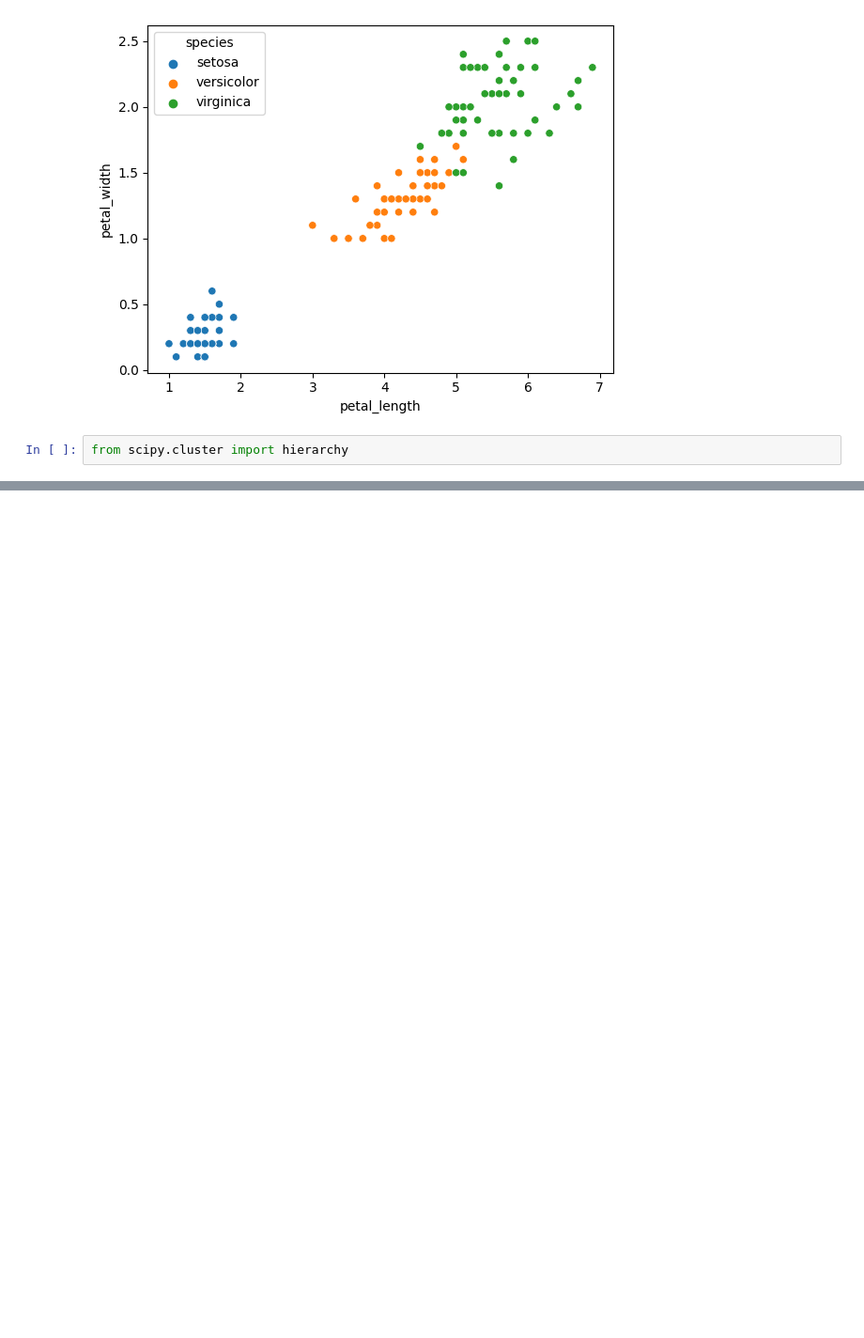
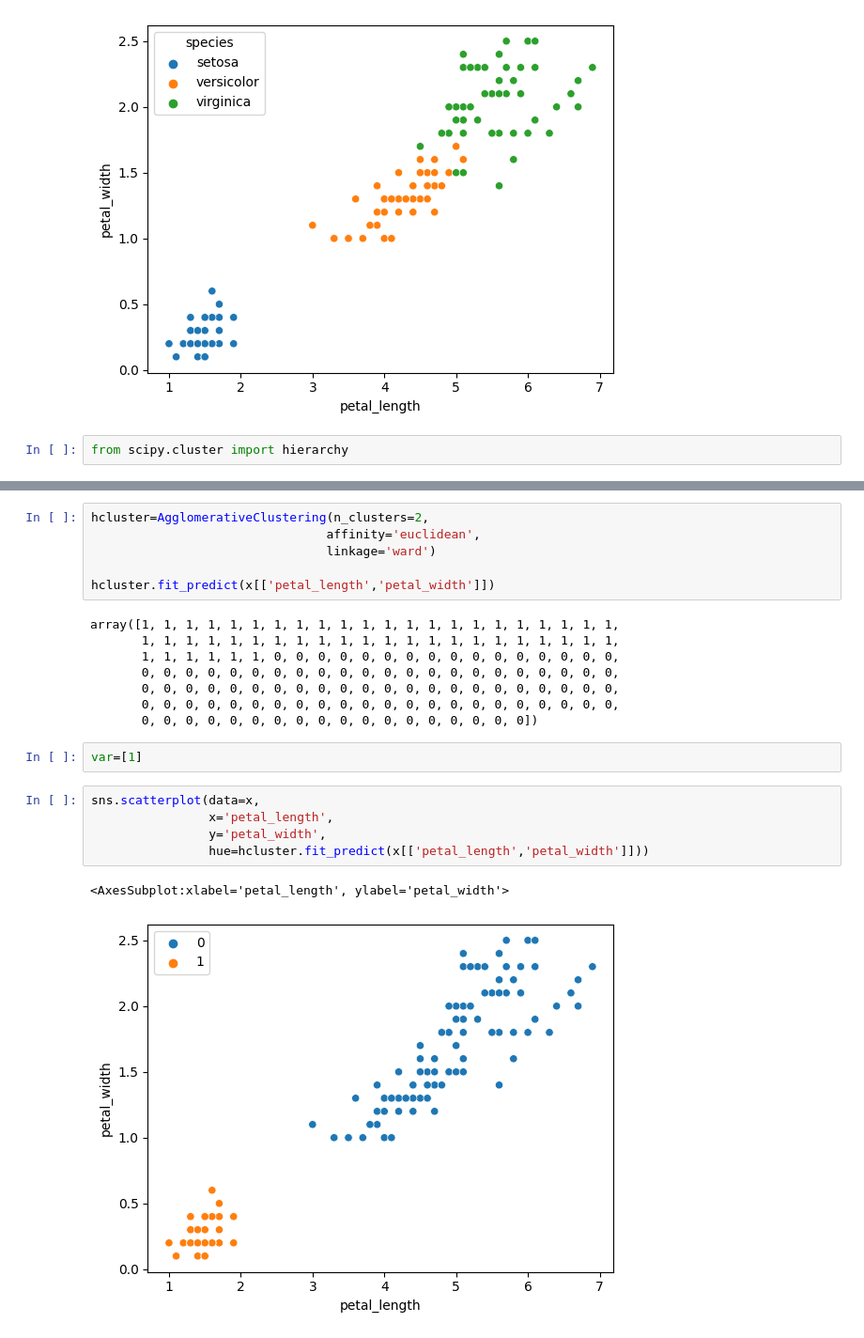
Before and after one commit to rodrigoruizteodoro/Mineria-de-Datos, a Jupyter notebook: Act2_22Septpt2.ipynb, the cells around one changed output, grey strips where cells are left out. Shown at 94% size. Saved outputs shown, nothing was run; the diff lists cells and outputs as text; blank space fills up the shorter version.

```diff
--- a/Act2_22Septpt2.ipynb
+++ b/Act2_22Septpt2.ipynb
@@ -60,0 +89,24 @@ Z=hierarchy.linkage(iris_subset.drop('species',axis=1),'ward')
+# %%
+hcluster=AgglomerativeClustering(n_clusters=2,
+                                affinity='euclidean',
+                                linkage='ward')
+
+hcluster.fit_predict(x[['petal_length','petal_width']])
+# %% [output]
+array([1, 1, 1, 1, 1, 1, 1, 1, 1, 1, 1, 1, 1, 1, 1, 1, 1, 1, 1, 1, 1, 1,
+       1, 1, 1, 1, 1, 1, 1, 1, 1, 1, 1, 1, 1, 1, 1, 1, 1, 1, 1, 1, 1, 1,
+       1, 1, 1, 1, 1, 1, 0, 0, 0, 0, 0, 0, 0, 0, 0, 0, 0, 0, 0, 0, 0, 0,
+       0, 0, 0, 0, 0, 0, 0, 0, 0, 0, 0, 0, 0, 0, 0, 0, 0, 0, 0, 0, 0, 0,
+       0, 0, 0, 0, 0, 0, 0, 0, 0, 0, 0, 0, 0, 0, 0, 0, 0, 0, 0, 0, 0, 0,
+       0, 0, 0, 0, 0, 0, 0, 0, 0, 0, 0, 0, 0, 0, 0, 0, 0, 0, 0, 0, 0, 0,
+       0, 0, 0, 0, 0, 0, 0, 0, 0, 0, 0, 0, 0, 0, 0, 0, 0, 0])
+# %%
+var=[1]
+# %%
+sns.scatterplot(data=x,
+                x='petal_length',
+                y='petal_width',
+                hue=hcluster.fit_predict(x[['petal_length','petal_width']]))
+# %% [output]
+<AxesSubplot:xlabel='petal_length', ylabel='petal_width'>
+[figure, added]
```
Also changed, not shown: parts of 7 cells of this notebook.
